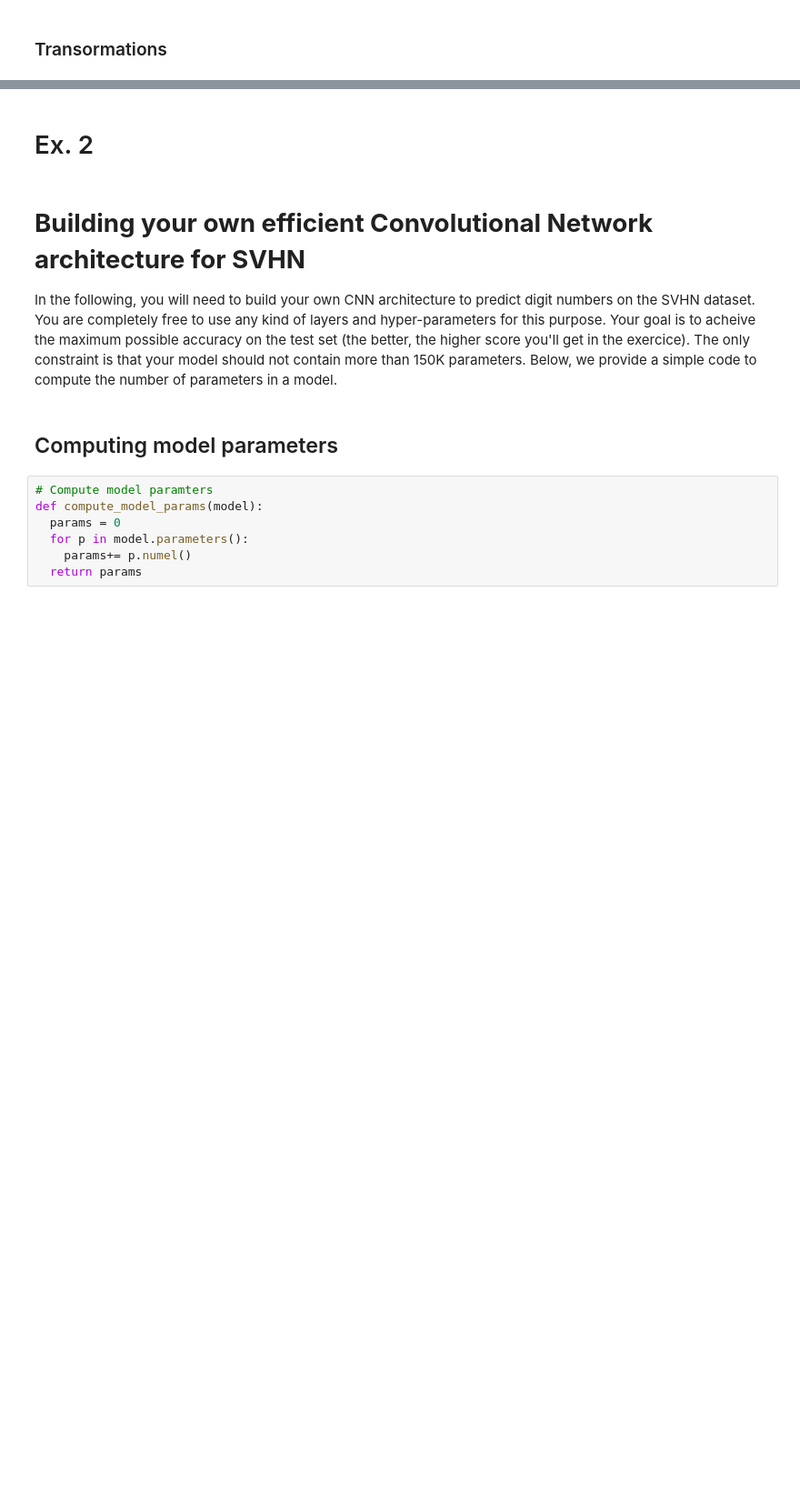
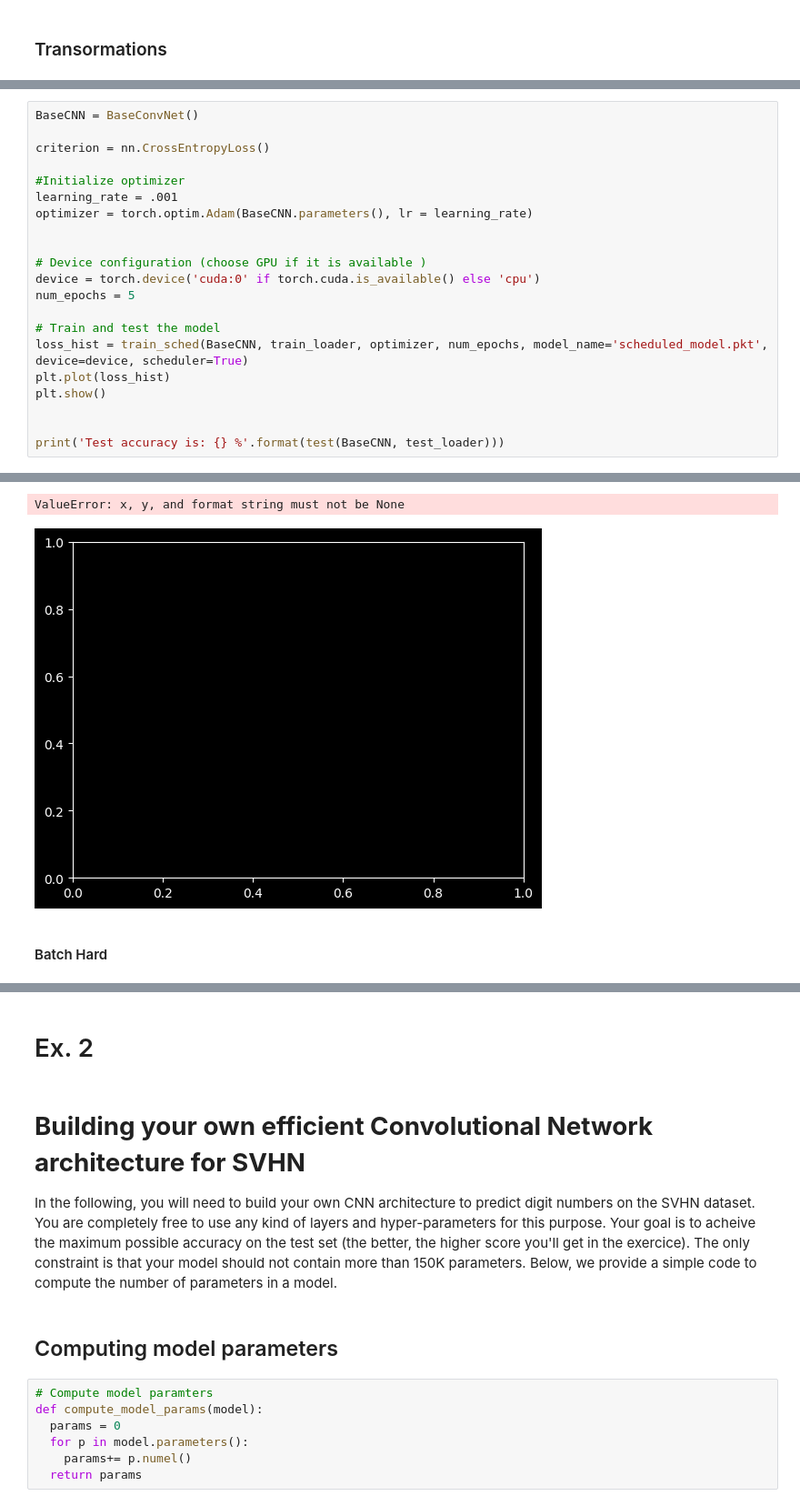
Before and after one commit to albert-santos01/DeepLearning, a Jupyter notebook: P3/P3-QuestionsDone.ipynb, the cells around one changed output, grey strips where cells are left out. Shown: that part at 91% size. Saved outputs shown, nothing was run; the diff lists cells and outputs as text; blank space fills up the shorter version.

```diff
--- a/P3/P3-QuestionsDone.ipynb
+++ b/P3/P3-QuestionsDone.ipynb
@@ -422,0 +536,22 @@ Test accuracy is: 86.34757221880763 %
+# %%
+BaseCNN = BaseConvNet()
+
+criterion = nn.CrossEntropyLoss()
+
+#Initialize optimizer
+learning_rate = .001
+optimizer = torch.optim.Adam(BaseCNN.parameters(), lr = learning_rate)
+
+
+# Device configuration (choose GPU if it is available )
+device = torch.device('cuda:0' if torch.cuda.is_available() else 'cpu')
+num_epochs = 5
+
+# Train and test the model
+loss_hist = train_sched(BaseCNN, train_loader, optimizer, num_epochs, model_name='scheduled_model.pkt', device=device, scheduler=True)
+plt.plot(loss_hist)
+plt.show()
+
+
+print('Test accuracy is: {} %'.format(test(BaseCNN, test_loader)))
+# %% [output]
@@ -422,0 +575,4 @@ Test accuracy is: 86.34757221880763 %
+ValueError: x, y, and format string must not be None
+[figure, added]
+# %% [markdown]
+#### Batch Hard
```
Also changed, not shown: parts of 30 cells of this notebook, 2 other files.
